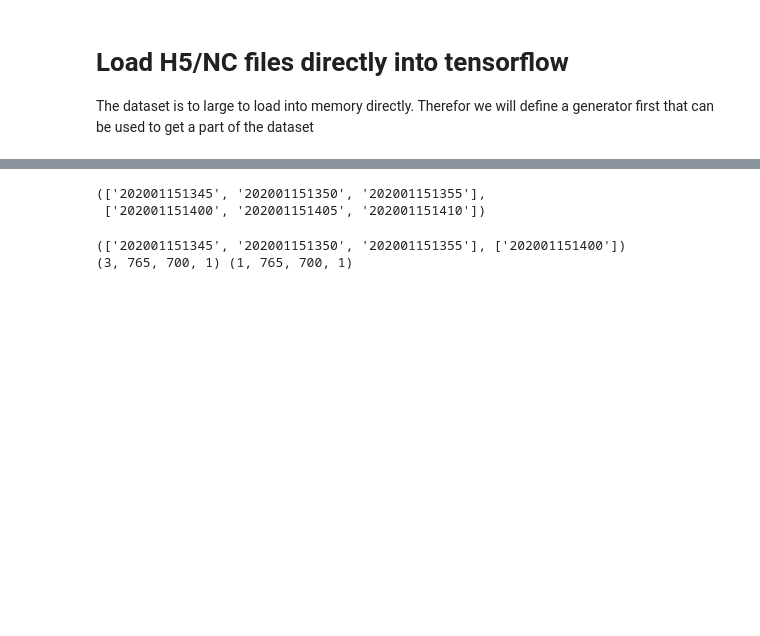
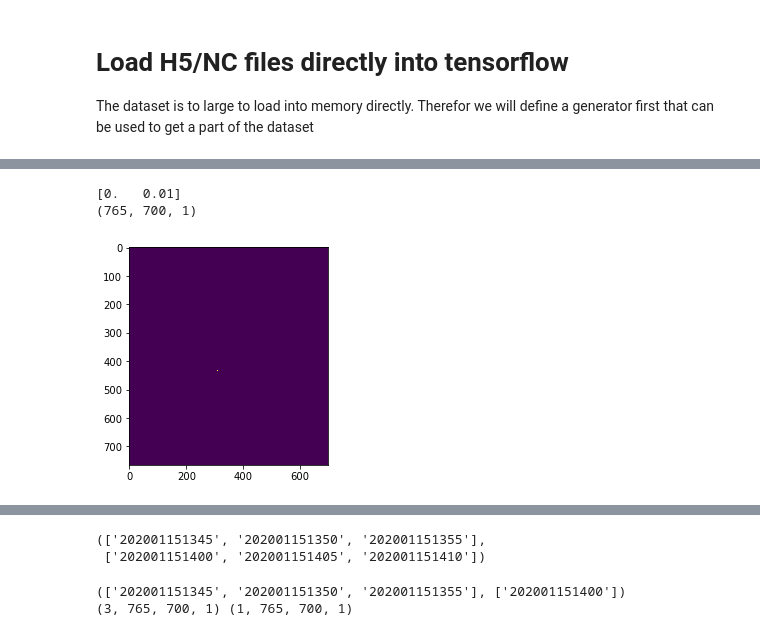
Before and after one commit to KoertS/precipitation-nowcasting-using-GANs, a Jupyter notebook: precipitation_forecasting/data_loader.ipynb, the cells around one changed output, grey strips where cells are left out. Drawn from its saved outputs; the diff is of its cells as text; code cells hidden in the pictures; blank space fills up the shorter version.

```diff
--- a/precipitation_forecasting/data_loader.ipynb
+++ b/precipitation_forecasting/data_loader.ipynb
@@ -12,0 +41,21 @@ import matplotlib.pyplot as plt
+# %%
+def get_rain():
+    # Get the mask for the input data
+    y_path = '/nobackup/users/schreurs/project_GAN/dataset_aart'
+    path = y_path + '/RAD_NL25_RAC_MFBS_EM_5min_201901010000.nc'
+
+    with netCDF4.Dataset(path, 'r') as f:
+        rain = f['image1_image_data'][:].data[0]
+        rain[rain == 65535] = 0
+        # Expand dimensions from (w,h) to (w,h,c)
+        rain = np.expand_dims(rain, axis=-1)
+    return rain
+# %%
+rr = get_rain()
+plt.imshow(np.squeeze(rr))
+print(np.unique(rr))
+print(rr.shape)
+# %% [output]
+[0.   0.01]
+(765, 700, 1)
+[figure, added]
```
Also changed, not shown: parts of 20 cells of this notebook, 1 other file.
